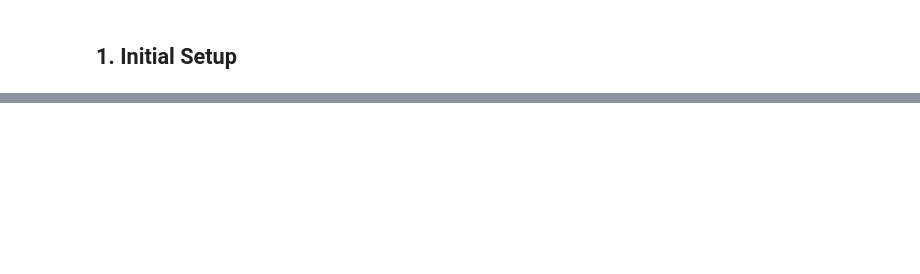
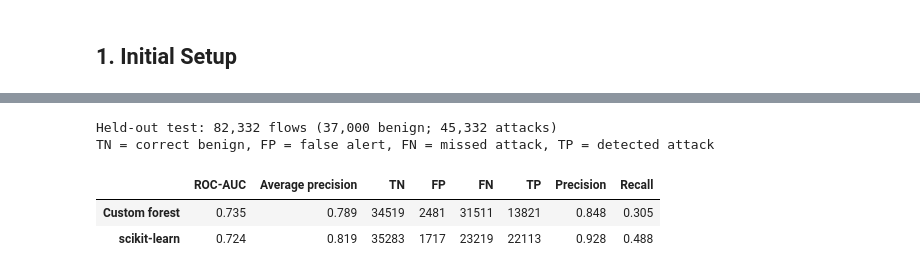
Before and after one commit to lka1459/isolation-forest-from-scratch, a Jupyter notebook: notebooks/notebook.ipynb, the cells around one changed output, grey strips where cells are left out. Cells and saved outputs as stored; diff of their text form; code cells hidden in the pictures; blank space fills up the shorter version.

```diff
--- a/notebooks/notebook.ipynb
+++ b/notebooks/notebook.ipynb
@@ -423,20 +403,53 @@ Recall: 0.44
-# %%
-X_test: pd.DataFrame = test_df[FEATURES_V2]
-y_test: pd.DataFrame = test_df["label"]
-
-my_test_scores: pd.Series = X_test.apply(my_forest.anomaly_score, axis=1)
-sklearn_test_scores: np.array = -sklearn_forest.score_samples(X_test)
-
-my_test_alerts: pd.Series = (my_test_scores >= my_threshold).astype(int)
-sklearn_test_alerts: np.array = (sklearn_test_scores >= sklearn_threshold).astype(int)
-
-for name, scores, alerts in [
-    ("Mine", my_test_scores, my_test_alerts),
-    ("scikit-learn", sklearn_test_scores, sklearn_test_alerts),
-]:
-    print(f"\n{name}")
-    print("ROC-AUC:", roc_auc_score(y_test, scores))
-    print("Average precision:", average_precision_score(y_test, scores))
-    print("Confusion matrix:\n", confusion_matrix(y_test, alerts))
-    print("Precision:", precision_score(y_test, alerts, zero_division=0))
-    print("Recall:", recall_score(y_test, alerts, zero_division=0))
+# %%
+X_test: pd.DataFrame = test_df[FEATURES_V2]
+y_test: pd.Series = test_df["label"]
+
+my_test_scores: pd.Series = X_test.apply(my_forest.anomaly_score, axis=1)
+sklearn_test_scores: np.ndarray = -sklearn_forest.score_samples(X_test)
+
+test_summary: pd.DataFrame = ranking_table(
+    y_test, my_test_scores, sklearn_test_scores
+)
+test_alerts: list[dict[str, str | float | int]] = []
+
+name: str
+scores: pd.Series | np.ndarray
+threshold: float
+for name, scores, threshold in [
+    ("Custom forest", my_test_scores, my_threshold),
+    ("scikit-learn", sklearn_test_scores, sklearn_threshold),
+]:
+    alerts: pd.Series | np.ndarray = (scores >= threshold).astype(int)
+
+    counts: tuple[int, int, int, int] = tuple(
+        int(value)
+        for value in confusion_matrix(y_test, alerts, labels=[0, 1]).ravel()
+    )
+    tn, fp, fn, tp = counts
+
+    test_alerts.append({
+        "Model": name,
+        "TN": tn,
+        "FP": fp,
+        "FN": fn,
+        "TP": tp,
+        "Precision": float(precision_score(y_test, alerts, zero_division=0)),
+        "Recall": float(recall_score(y_test, alerts, zero_division=0)),
+    })
+
+test_summary = test_summary.join(
+    pd.DataFrame(test_alerts).set_index("Model")
+)
+
+print(
+    f"Held-out test: {len(X_test):,} flows "
+    f"({sum(y_test == 0):,} benign; {sum(y_test == 1):,} attacks)"
+)
+print("TN = correct benign, FP = false alert, FN = missed attack, TP = detected attack")
+display(test_summary.round(3))
+# %% [output]
+Held-out test: 82,332 flows (37,000 benign; 45,332 attacks)
+TN = correct benign, FP = false alert, FN = missed attack, TP = detected attack
+|  | ROC-AUC | Average precision | TN | FP | FN | TP | Precision | Recall |
+| Custom forest | 0.735 | 0.789 | 34519 | 2481 | 31511 | 13821 | 0.848 | 0.305 |
+| scikit-learn | 0.724 | 0.819 | 35283 | 1717 | 23219 | 22113 | 0.928 | 0.488 |
```
Also changed, not shown: parts of 22 cells of this notebook.
